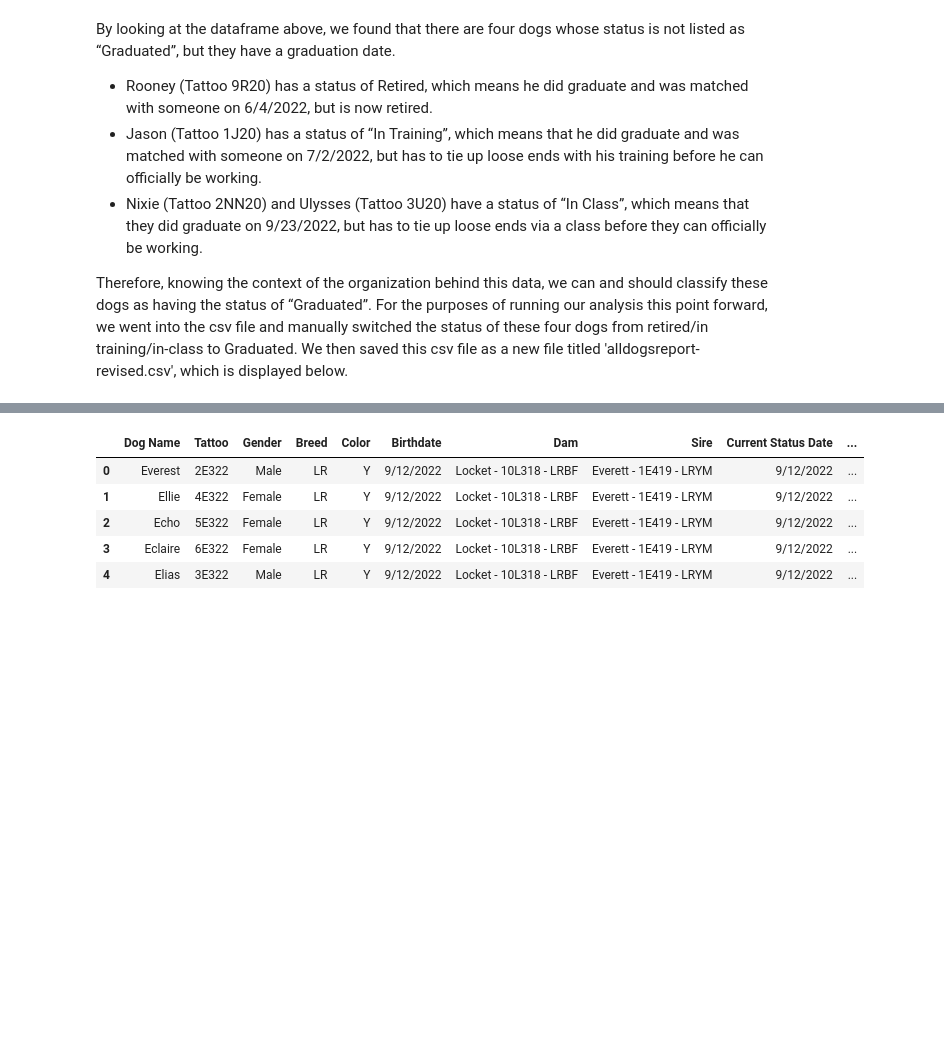
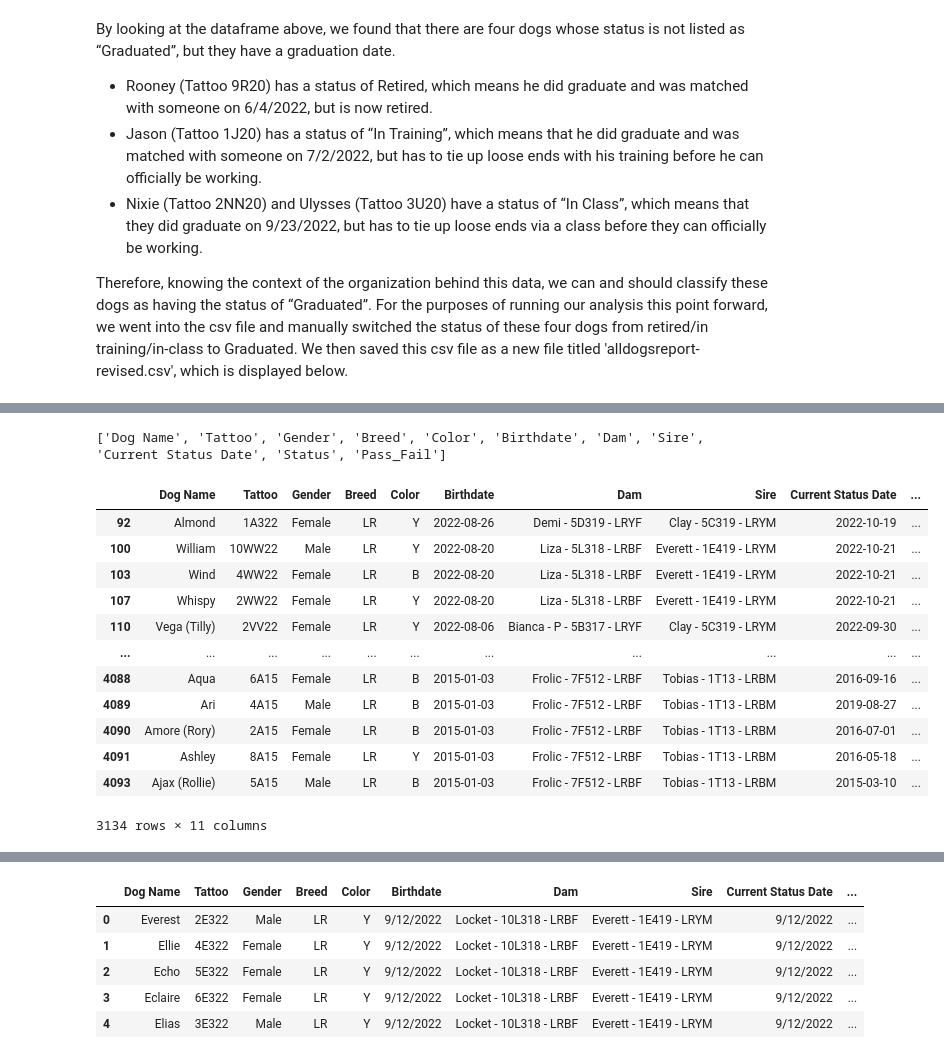
Before and after one commit to Julianna-Castlegrant/info2950-group-proj, a Jupyter notebook: finalproject/dogdata.ipynb, the cells around one changed output, grey strips where cells are left out. Saved outputs shown, nothing was run; the diff lists cells and outputs as text; code cells hidden in the pictures; blank space fills up the shorter version.

Commit message:
updated data cleaning and collection

```diff
--- a/finalproject/dogdata.ipynb
+++ b/finalproject/dogdata.ipynb
@@ -102,0 +311,3 @@ Therefore, knowing the context of the organization behind this data, we can and
+# %%
+new_dogs_df['Pass_Fail'] = (new_dogs_df['Status'] == 'Graduated') | (new_dogs_df['Status'] == 'Other School') | (new_dogs_df['Status'] == 'Retired')
+new_dogs_df.head()
@@ -102,0 +321,3 @@ Therefore, knowing the context of the organization behind this data, we can and
+# %%
+new_dogs_dropcol_df = new_dogs_df.drop(columns = ['Graduation Date', 'Graduate Team Location', 'Region'])
+new_dogs_dropcol_df.head()
@@ -102,0 +331,4 @@ Therefore, knowing the context of the organization behind this data, we can and
+# %%
+new_dogs_dropcol_df['Birthdate'] = pd.to_datetime(new_dogs_dropcol_df['Birthdate'])
+new_dogs_dropcol_df['Current Status Date'] = pd.to_datetime(new_dogs_dropcol_df['Current Status Date'])
+new_dogs_dropcol_df.head()
@@ -102,0 +342,22 @@ Therefore, knowing the context of the organization behind this data, we can and
+# %%
+new_dogs_dropcol_df.rename(columns = {'Sire ':'Sire'}, inplace=True)
+print(list(new_dogs_dropcol_df.columns))
+# %% [output]
+['Dog Name', 'Tattoo', 'Gender', 'Breed', 'Color', 'Birthdate', 'Dam', 'Sire', 'Current Status Date', 'Status', 'Pass_Fail']
+# %%
+clean_new_dogs_df = new_dogs_dropcol_df.loc[(new_dogs_dropcol_df['Status']=='Retired') |(new_dogs_dropcol_df['Status']=='Graduated') | (new_dogs_dropcol_df['Status']=='Released') | (new_dogs_dropcol_df['Status']=='Other School')]
+clean_new_dogs_df
+# %% [output]
+|  | Dog Name | Tattoo | Gender | Breed | Color | Birthdate | Dam | Sire | Current Status Date | ... |
+| 92 | Almond | 1A322 | Female | LR | Y | 2022-08-26 | Demi - 5D319 - LRYF | Clay - 5C319 - LRYM | 2022-10-19 | ... |
+| 100 | William | 10WW22 | Male | LR | Y | 2022-08-20 | Liza - 5L318 - LRBF | Everett - 1E419 - LRYM | 2022-10-21 | ... |
+| 103 | Wind | 4WW22 | Female | LR | B | 2022-08-20 | Liza - 5L318 - LRBF | Everett - 1E419 - LRYM | 2022-10-21 | ... |
+| 107 | Whispy | 2WW22 | Female | LR | Y | 2022-08-20 | Liza - 5L318 - LRBF | Everett - 1E419 - LRYM | 2022-10-21 | ... |
+| 110 | Vega (Tilly) | 2VV22 | Female | LR | Y | 2022-08-06 | Bianca - P - 5B317 - LRYF | Clay - 5C319 - LRYM | 2022-09-30 | ... |
+| ... | ... | ... | ... | ... | ... | ... | ... | ... | ... | ... |
+| 4088 | Aqua | 6A15 | Female | LR | B | 2015-01-03 | Frolic - 7F512 - LRBF | Tobias - 1T13 - LRBM | 2016-09-16 | ... |
+| 4089 | Ari | 4A15 | Male | LR | B | 2015-01-03 | Frolic - 7F512 - LRBF | Tobias - 1T13 - LRBM | 2019-08-27 | ... |
+| 4090 | Amore (Rory) | 2A15 | Female | LR | B | 2015-01-03 | Frolic - 7F512 - LRBF | Tobias - 1T13 - LRBM | 2016-07-01 | ... |
+| 4091 | Ashley | 8A15 | Female | LR | Y | 2015-01-03 | Frolic - 7F512 - LRBF | Tobias - 1T13 - LRBM | 2016-05-18 | ... |
+| 4093 | Ajax (Rollie) | 5A15 | Male | LR | B | 2015-01-03 | Frolic - 7F512 - LRBF | Tobias - 1T13 - LRBM | 2015-03-10 | ... |
+3134 rows × 11 columns
```
Also changed, not shown: parts of 35 cells of this notebook, 2 other files.
